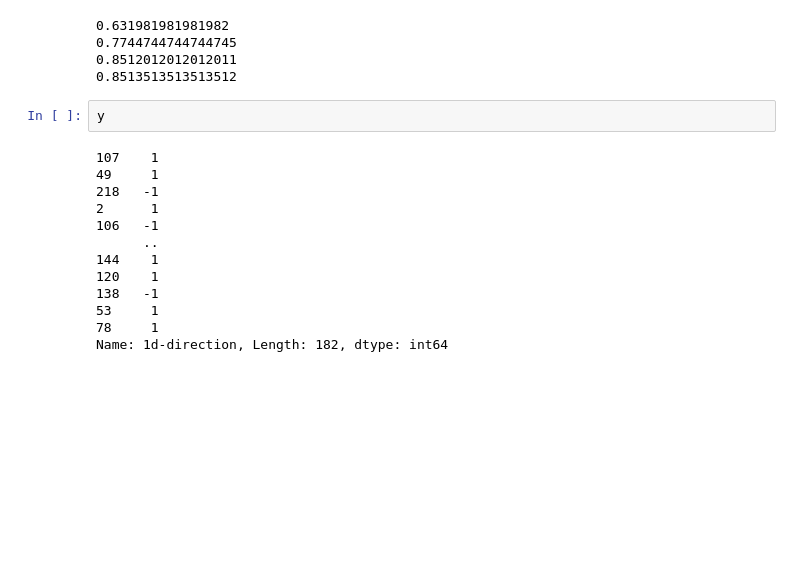
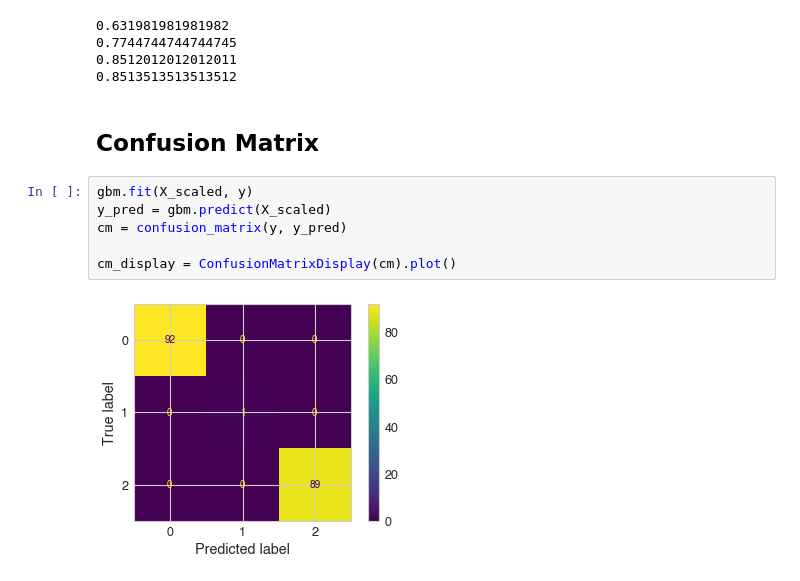
Before and after one commit to mdominguez2010/wsb-sentiment-analysis, a Jupyter notebook: model.ipynb, the cells around one changed output. Cells and saved outputs as stored; diff of their text form; blank space fills up the shorter version.

Commit message:
add confusion matrix

```diff
--- a/model.ipynb
+++ b/model.ipynb
@@ -381,18 +382,13 @@ print(np.mean(gbm_scores))
 0.7744744744744745
 0.8512012012012011
 0.8513513513513512
-# %%
-y
-# %% [output]
-107    1
-49     1
-218   -1
-2      1
-106   -1
-      ..
-144    1
-120    1
-138   -1
-53     1
-78     1
-Name: 1d-direction, Length: 182, dtype: int64
+# %% [markdown]
+## Confusion Matrix
+# %%
+gbm.fit(X_scaled, y)
+y_pred = gbm.predict(X_scaled)
+cm = confusion_matrix(y, y_pred)
+
+cm_display = ConfusionMatrixDisplay(cm).plot()
+# %% [output]
+[figure, added]
```
Also changed, not shown: parts of 2 cells of this notebook.
